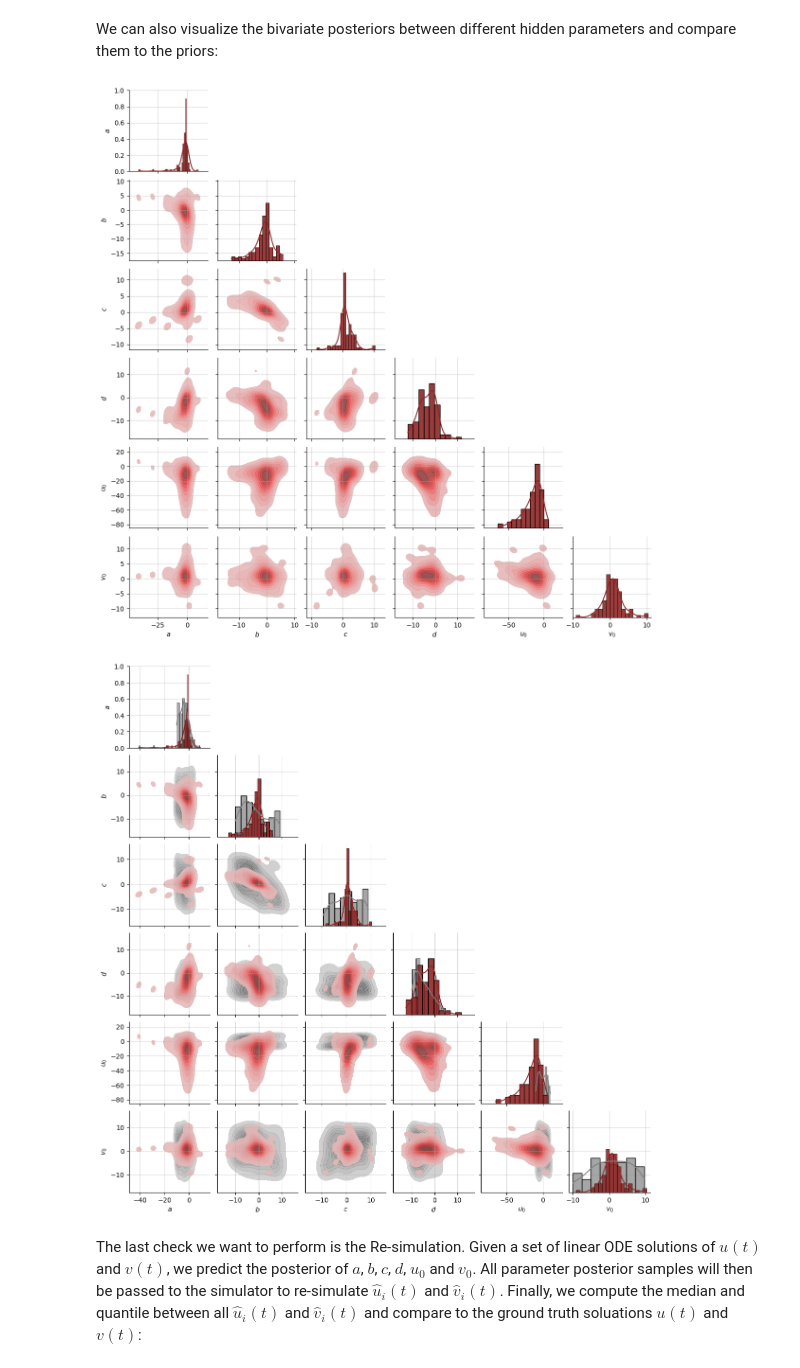
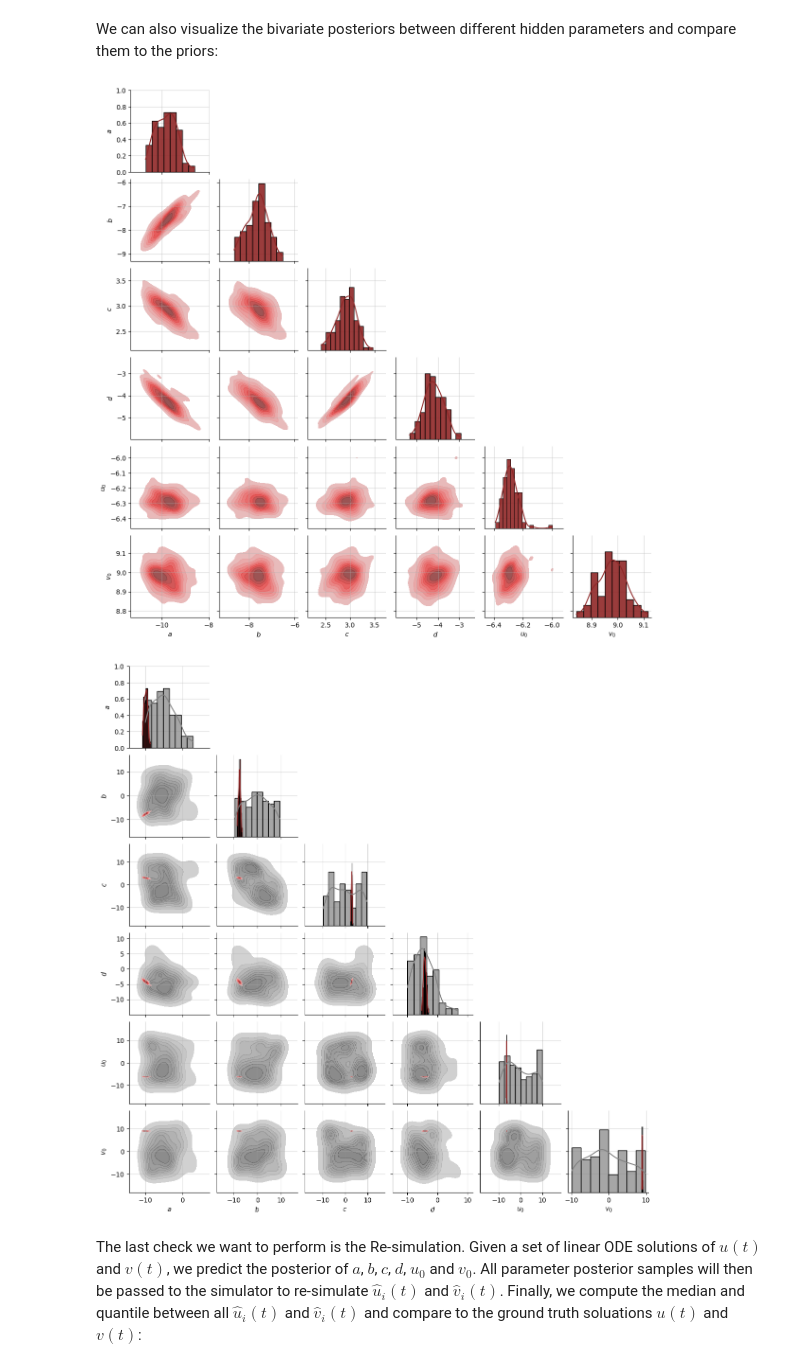
Before and after one commit to stefanradev93/BayesFlow, a Jupyter notebook: docs/source/tutorial_notebooks/Linear ODE system.ipynb, the cells around one changed output. Cells and saved outputs as stored; diff of their text form; code cells hidden in the pictures.

Commit message:
run Linear ODE training

```diff
--- a/docs/source/tutorial_notebooks/Linear ODE system.ipynb
+++ b/docs/source/tutorial_notebooks/Linear ODE system.ipynb
@@ -271,7 +271,7 @@ trainer = Trainer(
     amortizer=amortizer,
     generative_model=model,
     configurator=preprocessing,
-    learning_rate=PiecewiseConstantDecay([20000, 100000, 150000, 180000], [0.001, 0.0001, 0.00001, 0.000001, 0.0000001])
+    learning_rate=PiecewiseConstantDecay([50000, 100000, 150000], [0.001, 0.0001, 0.00001, 0.000001])
 )
 # %% [output]
 INFO:root:Performing a consistency check with provided components...
@@ -299,7 +299,7 @@ _________________________________________________________________
 # %% [markdown]
 Now, we can train our BayesFlow model online:
 # %%
-losses = trainer.train_online(epochs=20, iterations_per_epoch=100, batch_size=32)
+losses = trainer.train_online(epochs=200, iterations_per_epoch=1000, batch_size=32)
 # %% [markdown]
 We can visualize the training loss to inspect, if the training has converge.
 # %%
@@ -323,9 +323,8 @@ fig = trainer.diagnose_sbc_histograms()
 # %% [markdown]
 Alternatively, we can also inspect the simulation-based calibration through empirical cumulative distribution functions (ECDF) instead of histograms as proposed by [Teemu Säilynoja et al. (2021)](https://arxiv.org/pdf/2103.10522.pdf):
 # %%
-valid_sim_data = trainer.configurator(model(batch_size=300))
+valid_sim_data_raw = model(batch_size=300)
+valid_sim_data = trainer.configurator(valid_sim_data_raw)
 posterior_samples = amortizer.sample(valid_sim_data, n_samples=100)
-print("valid_sim_data:", valid_sim_data['summary_conditions'].shape)
-print("posterior_samples:", posterior_samples.shape)
 fig = diag.plot_sbc_ecdf(posterior_samples, valid_sim_data['parameters'])
 # %% [output]
@@ -341,14 +338,14 @@ fig = diag.plot_recovery(posterior_samples, valid_sim_data['parameters'], param_
 # %% [markdown]
 We can also visualize the bivariate posteriors between different hidden parameters and compare them to the priors:
 # %%
-#posterior_samples = prior_means + posterior_samples * prior_stds
-fig = diag.plot_posterior_2d(posterior_samples[0], param_names=prior.param_names)
+posterior_samples_unnorm = prior_means + posterior_samples * prior_stds
+fig = diag.plot_posterior_2d(posterior_samples_unnorm[0], param_names=prior.param_names)
 # %% [output]
-[figure, old version]
+[figure, new version]
 # %%
-fig = diag.plot_posterior_2d(posterior_samples[0], prior=prior)
+fig = diag.plot_posterior_2d(posterior_samples_unnorm[0], prior=prior)
 # %% [output]
-[figure, old version]
+[figure, new version]
 # %% [markdown]
 The last check we want to perform is the Re-simulation. Given a set of linear ODE solutions of $u(t)$ and $v(t)$, we predict the posterior of $a$, $b$, $c$, $d$, $u_0$ and $v_0$. All parameter posterior samples will then be passed to the simulator to re-simulate $\hat{u}_i(t)$ and $\hat{v}_i(t)$. Finally, we compute the median and quantile between all $\hat{u}_i(t)$ and $\hat{v}_i(t)$ and compare to the ground truth soluations $u(t)$ and $v(t)$:
 # %%
```
Also changed, not shown: parts of 17 cells of this notebook.
